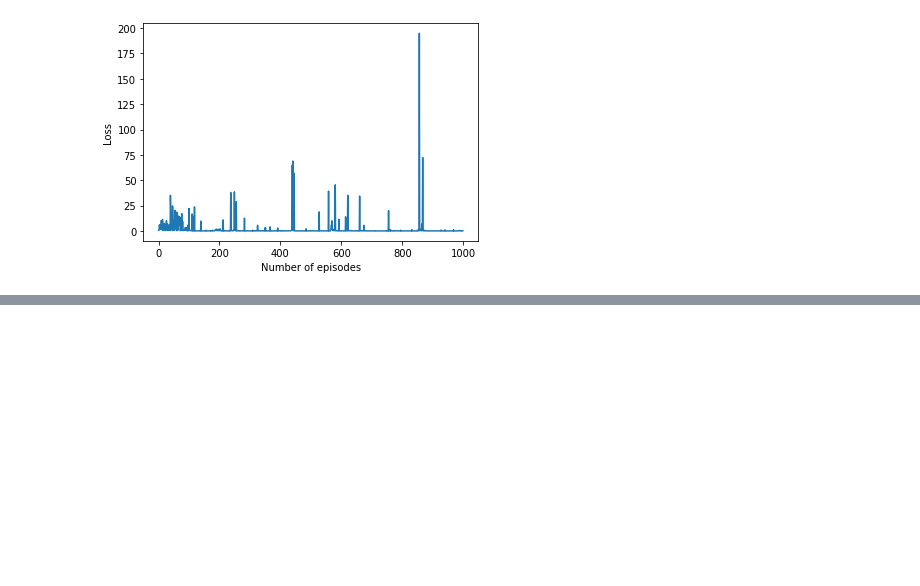
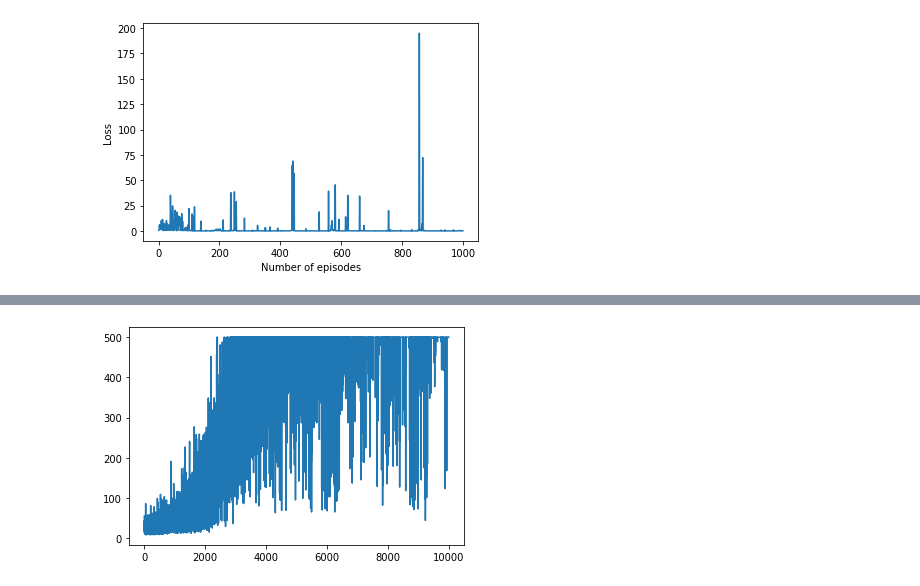
Before and after one commit to toenailssauce/CartPole, a Jupyter notebook: CartPole-v1.ipynb, the cells around one changed output, grey strips where cells are left out. Cells and saved outputs as stored; diff of their text form; code cells hidden in the pictures; blank space fills up the shorter version.

Commit message:
deep learning policy gradient

```diff
--- a/CartPole-v1.ipynb
+++ b/CartPole-v1.ipynb
@@ -429,0 +441,42 @@ Score: 52035.0
+# %%
+w = np.random.rand(observation_size, action_size) #random 4 x 2 array
+G_array = []
+# %%
+def policy(observation, w): #tf is going on here
+    z = observation.dot(w) #dot product of observation and w
+    exp = np.exp(z) #e^z
+    return exp/np.sum(exp)
+# %%
+def softmax_gradient(softmax): #bruh
+    s = softmax.reshape(-1, 1)
+    return np.diagflat(s) - np.dot(s, s.T)
+# %%
+for episode in range(n_episodes):
+    observation = env.reset()
+    observation = np.reshape(observation, [1, observation_size])
+    gradient_array = []
+    reward_array = []
+    G = 0
+    done = False
+    while not done:
+        env.render()
+        probabilities = policy(observation, w)
+        action = np.random.choice(action_size, p=probabilities[0])
+        new_observation, reward, done, info = env.step(action)
+        new_observation = np.reshape(new_observation, [1, observation_size])
+        dsoftmax = softmax_gradient(probabilities)[action, :]
+        dlog = dsoftmax / probabilities[0, action]
+        gradient = observation.T.dot(dlog[None, :])
+        gradient_array.append(gradient)
+        reward_array.append(reward)
+        G += reward
+        observation = new_observation
+
+    for i in range(len(gradient_array)):
+        w += alpha*gradient_array[i]*sum([r*(gamma**r) for t, r in enumerate(reward_array[i:])])
+
+    G_array.append(G)
+    print('Episode {}'.format(episode+1))
+    print('Score: {}\n'.format(G))
+
+env.close()
@@ -429,0 +502,5 @@ Score: 52035.0
+# %%
+plt.plot(np.arange(n_episodes), G_array)
+plt.show()
+# %% [output]
+[figure, added]
```
Also changed, not shown: parts of 9 cells of this notebook, 4 other files.
